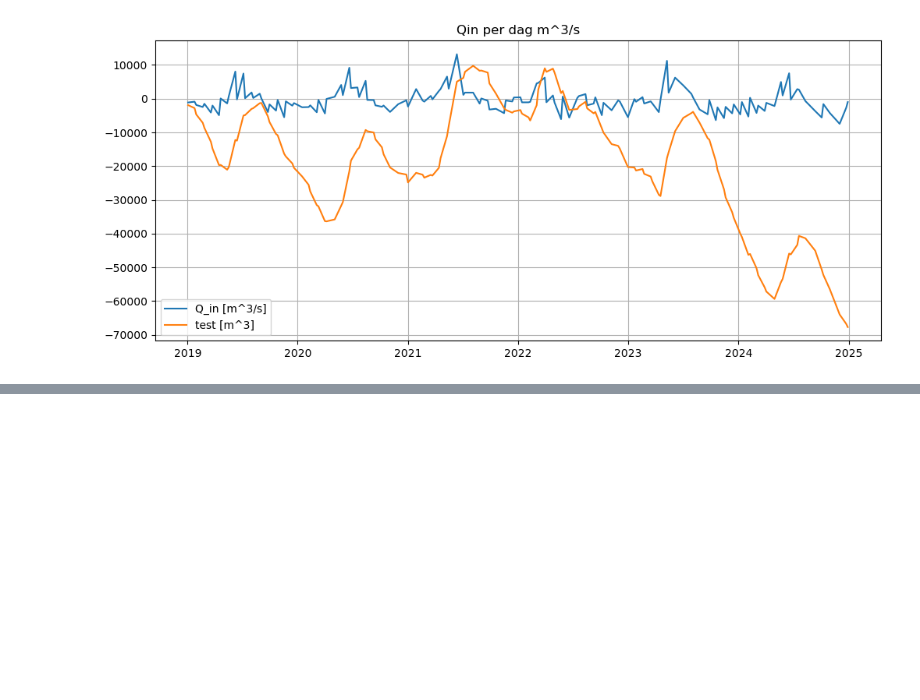
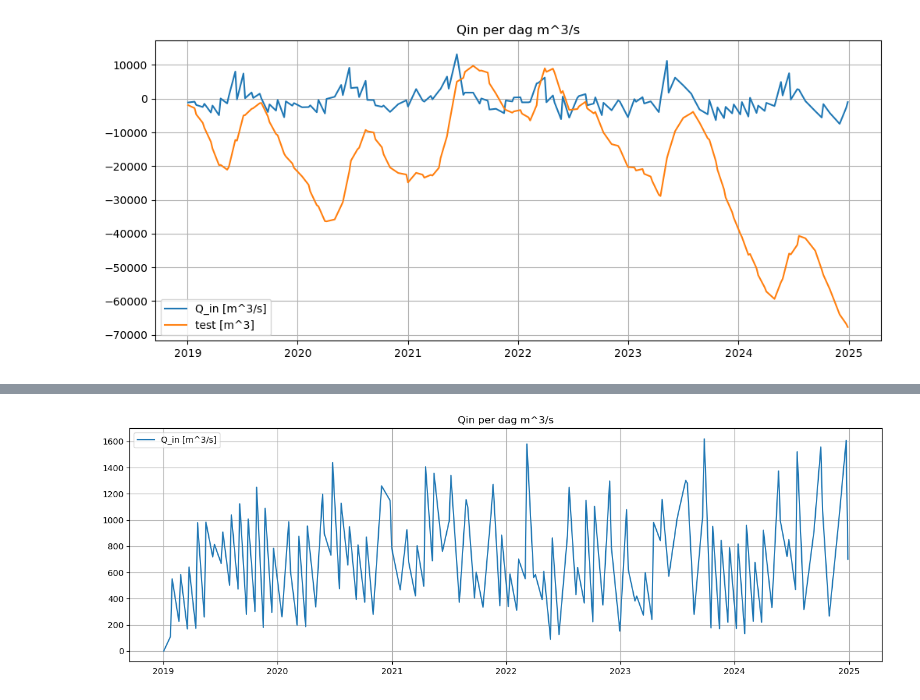
Before and after one commit to eWaterCycle/projects, a Jupyter notebook: Suriname_Model/Suriname_model.ipynb, the cells around one changed output, grey strips where cells are left out. Cells and saved outputs as stored; diff of their text form; code cells hidden in the pictures; blank space fills up the shorter version.

```diff
--- a/Suriname_Model/Suriname_model.ipynb
+++ b/Suriname_Model/Suriname_model.ipynb
@@ -458,0 +473,80 @@ plt.grid();
+# %%
+# formule "-" in "+" omgedraaid
+
+height["datetime_local_none_test"] = height["datetime"].dt.tz_localize(None)
+fig, ax1 = plt.subplots(figsize=(16,5))
+
+begin_datum = pd.to_datetime("2019-01-01")
+eind_datum = pd.to_datetime("2024-12-31")
+evap = evap.sel(time=slice(begin_datum, eind_datum))
+print(evap.values)
+# print(prec)
+
+height["datetime_local_none_test"] = height["datetime_local_none_test"][
+    (height["datetime_local_none_test"] >= begin_datum) &
+    (height["datetime_local_none_test"] <= eind_datum)
+].copy()
+height = height.reset_index(drop=True)
+
+opp = pd.read_csv(opp_file, delimiter=',', skiprows = 1)
+opp = opp.rename(columns={"Time (UTC)": "Date"})
+opp["Date"] = pd.to_datetime(opp["Date"], utc = True)
+# print(opp)
+# opp = opp.sel(time=slice(begin_datum, eind_datum))
+A = 1000 * 10**6                                                         # makkelijk getal genomen als oppervlakte meer
+
+Vv = V * 10**9                                                            # van km^3 naar m^3
+delta_s = np.zeros(len(height["datetime_local_none_test"]))
+E = np.zeros(len(height["datetime_local_none_test"]))
+opper = np.zeros(len(height["datetime_local_none_test"]))
+Q_in_L = np.zeros(len(height["datetime_local_none_test"]))
+E_v = np.zeros(len(height["datetime_local_none_test"]))
+Q_in_L_sum = np.zeros(len(height["datetime_local_none_test"]))
+Q_in_L_sum_test = np.zeros(len(height["datetime_local_none_test"]))
+Q_out = 144.7# m^3/s
+
+for i in range(len(height["datetime_local_none_test"])-1):
+
+    t0 = height["datetime_local_none_test"].iloc[i]
+    t1 = height["datetime_local_none_test"].iloc[i+1]
+
+    # delta_s[i+1] = (Vv[i+1] - Vv[i])* (1/(3600* 24))
+    dt_seconds = (t1 - t0).total_seconds()
+
+    delta_s[i+1] = (Vv[i+1] - Vv[i]) / dt_seconds
+
+    evap_interval = evap.sel(time=slice(t0, t1))
+    E[i+1] = evap_interval.sum().values * 10**-3 #/dt_seconds       # van mm/s naar m/s
+    # opp_interval = opp.sel(time=slice(t0, t1))
+    # opper[i] = opp_interval.mean().values
+    # E_v[i] = opp_interval * E[i]
+    E_v[i+1] = A * E[i+1]
+    # print(E[i+1], E_v[i+1])
+
+    # instroom
+    Q_in_L[i+1] = delta_s[i+1] + E_v[i] + Q_out
+    Q_in_L[i+1] = np.nan_to_num(Q_in_L[i+1], nan=0.0)
+    Q_in_L_sum[i] = Q_in_L.sum()
+    Q_in_L_sum_test = np.cumsum(Q_in_L)
+
+plt.plot(height["datetime_local_none_test"], Q_in_L, label = "Q_in [m^3/s]")
+# plt.plot(height["datetime_local_none_test"], E_v, label = "E_v [m^3/s]")
+# # plt.plot(height["datetime_local_none_test"], delta_s, label = "delta_s [m^3/s]")
+# plt.plot(height["datetime_local_none_test"], Q_in_L_sum_test, label = "sum [m^3]")
+plt.legend()
+plt.title("Qin per dag m^3/s")
+plt.grid();
+
+# print(len(Q_in_L))
+# print("Vv =",Vv)
+# print("Q_in_L =",Q_in_L)
+# print("delta_s = ",delta_s)
+# print("E_v = ",E_v)
+# print("Q_out =", Q_out);
+# print("Q_in_L.sum =",Q_in_L.sum())
+# print(Q_in_L)
+# print(Q_in_L_sum)
+print("dS/dt:", np.nanmin(delta_s), np.nanmax(delta_s))
+print("E_v:", np.nanmin(E_v), np.nanmax(E_v))
+print("Q_out:", Q_out)
+# %% [output]
@@ -459,3 +558,4 @@ plt.grid();
+[figure, added]
 # %%
 print("dS/dt:", np.nanmin(delta_s), np.nanmax(delta_s))
 print("E_v:", np.nanmin(E_v), np.nanmax(E_v))
```
Also changed, not shown: parts of 11 cells of this notebook.
